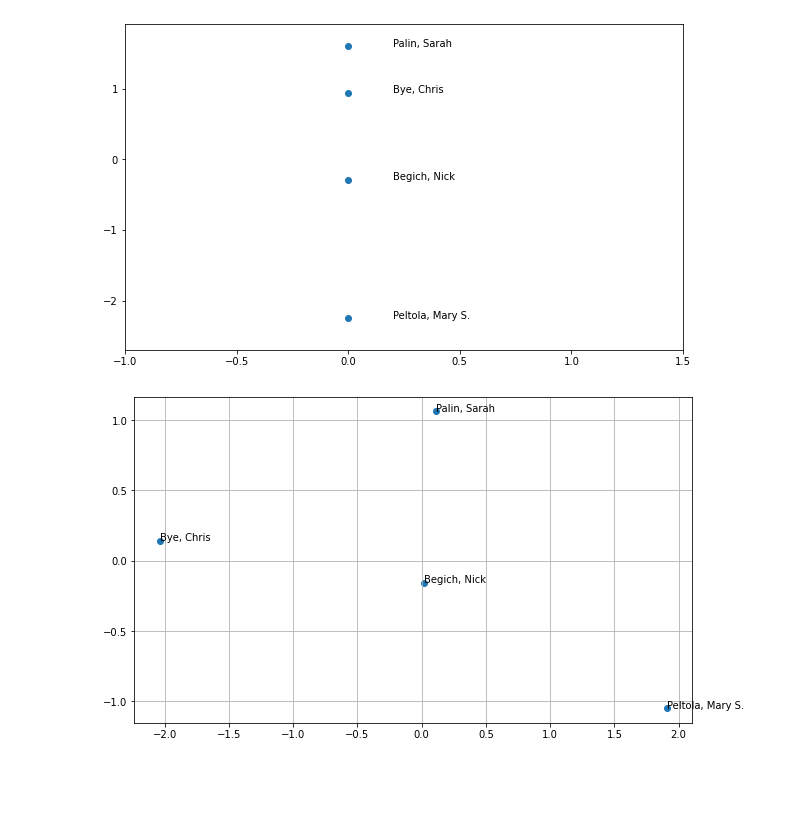
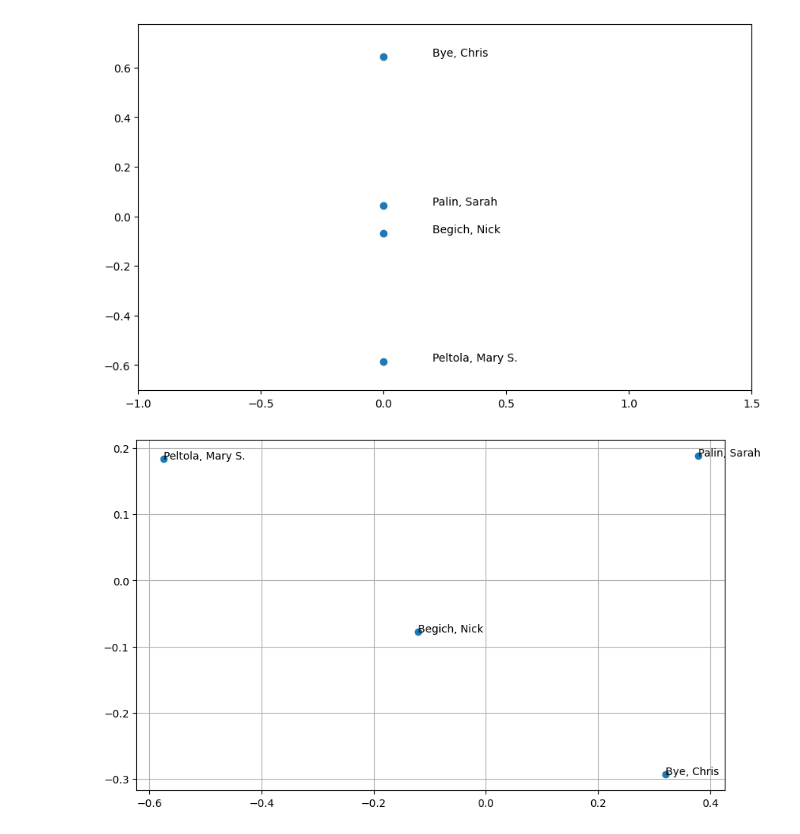
Before and after one commit to ericssimpson/voting-analysis-tools, a Jupyter notebook: mds_exploration/rcv_dimensionality.ipynb, the cells around one changed output. Drawn from its saved outputs; the diff is of its cells as text; code cells hidden in the pictures; blank space fills up the shorter version.

```diff
--- a/mds_exploration/rcv_dimensionality.ipynb
+++ b/mds_exploration/rcv_dimensionality.ipynb
@@ -8,12 +8,12 @@ import pandas as pd
 from numba import njit
 
 @njit
-def calculate_mentioned_together(ballots, Ncand, numballots, numranks):
-    mentioned_together = np.zeros((Ncand, Ncand))
-    for i in range(numballots):
-        for j in range(numranks):
-            for k in range(numranks):
-                if ballots[i, j] <= Ncand and ballots[i, k] <= Ncand:
+def calculate_mentioned_together(ballots, num_candidates, num_ballots, num_ranks):
+    mentioned_together = np.zeros((num_candidates, num_candidates))
+    for i in range(num_ballots):
+        for j in range(num_ranks):
+            for k in range(num_ranks):
+                if ballots[i, j] <= num_candidates and ballots[i, k] <= num_candidates:
                     mentioned_together[ballots[i, j]-1, ballots[i, k]-1] += 1
     return mentioned_together
 # %%
@@ -99,6 +107,6 @@ def rcv_analysis(csv_file, ignore_values=['(WRITE-IN)', 'writein', 'Write-In', '
 # %%
 # Test the function with the provided CSV file
-rcv_analysis(f"Alaska_11082022_USRepresentative.csv", ignore_values=['skipped', 'overvote', 'writein','Write-in'],metric=True)
+perform_rcv_analysis(f"Alaska_11082022_USRepresentative.csv", ignore_values=['skipped', 'overvote', 'writein','Write-in'],metric=False)
 # %% [output]
-[figure, old version]
+[figure, new version]
-[figure, old version]
+[figure, new version]
```
Also changed, not shown: parts of 3 cells of this notebook, 1 other file.
